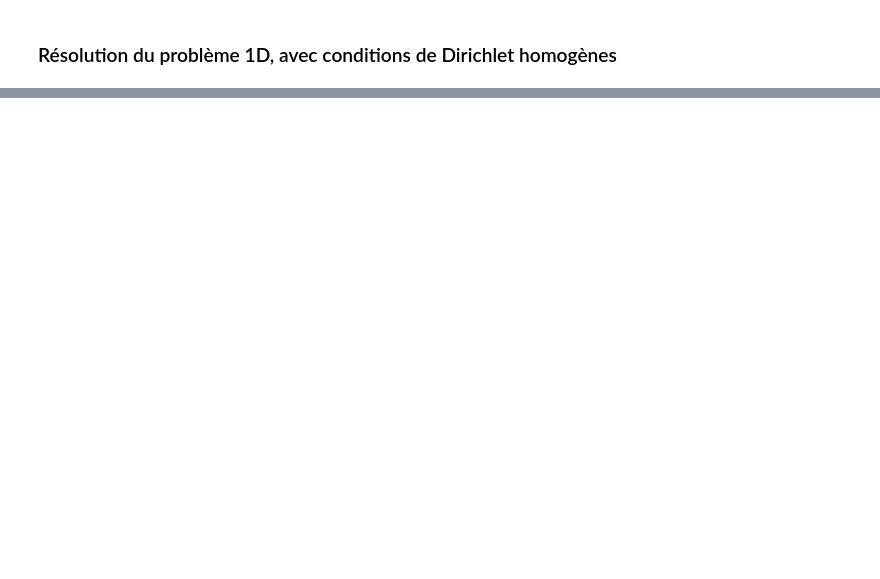
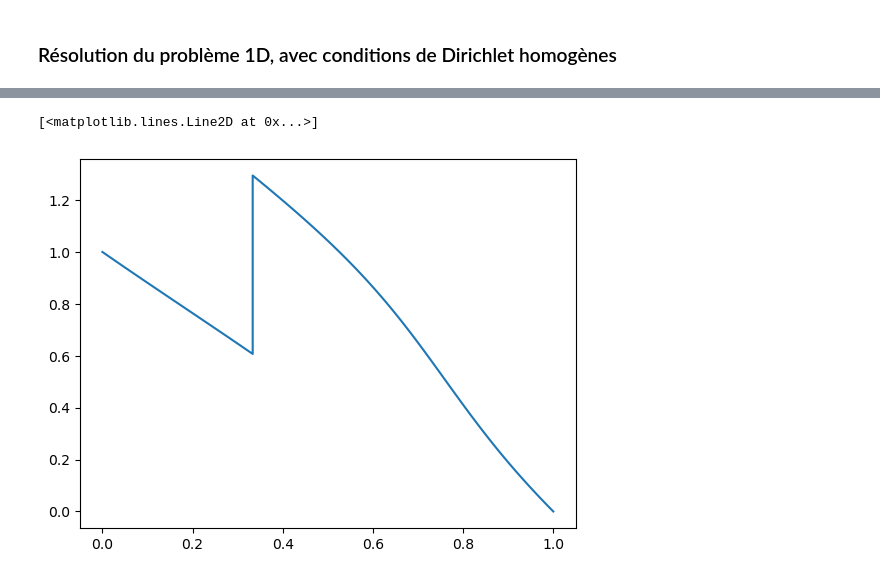
Before and after one commit to Calanohn/ProjetS24A, a Jupyter notebook: Elements_Finis_1D_Dirichlet.ipynb, the cells around one changed output, grey strips where cells are left out. Saved outputs shown, nothing was run; the diff lists cells and outputs as text; code cells hidden in the pictures; blank space fills up the shorter version.

```diff
--- a/Elements_Finis_1D_Dirichlet.ipynb
+++ b/Elements_Finis_1D_Dirichlet.ipynb
@@ -76,0 +110,44 @@ plt.plot(np.concatenate((Im,IM)),U)
+# %%
+def Mat_Sys(Nm,NM):
+    hm = (x0-xm)/(Nm+1)
+    hM = (xM-x0)/(NM+1)
+
+    wm = np.zeros(Nm+1)
+    wM = np.zeros(NM+1)
+    #wm[:] = (1/hm**2)*integrate.quad(lambda x :a(x),Im[:-1],Im[1:])[0]   -> La notation [:] ne marche pas dans la fct quad visiblement
+    #wM[:] = (1/hM**2)*integrate.quad(lambda x :a(x),IM[:-1],IM[1:])[0]
+    for i in range(Nm+1):
+        wm[i] = (1/hm**2)*integrate.quad(lambda x :a(x),Im[i],Im[i+1])[0]
+    for i in range(NM+1):
+        wM[i] = (1/hM**2)*integrate.quad(lambda x :a(x),IM[i],IM[i+1])[0]
+    v1 = np.concatenate((wm[1:],[Beta],wM[:-1]))
+    v0 = np.concatenate((wm[:-1]+wm[1:],[wm[-1]+Beta],[wM[0]+Beta],wM[:-1]+wM[1:]))
+
+    A = np.diag(-1*v1,1) + np.diag(-1*v1,-1)
+    np.fill_diagonal(A, v0)
+
+    return A
+# %%
+def Sec_Mem(Nm,NM):
+    fm = np.zeros(Nm+1)
+    fM = np.zeros(NM+1)
+
+    #i = np.linspace(1,Nm+1,Nm+1)
+    #fm[:] = integrate.quad(lambda x :f(x)*phi(i[:],x),0,1)[0]    -> même pb que plus haut
+    #fM[:] = integrate.quad(lambda x :f(x)*phi(i[:],x),0,1)[0]
+    for i in range(Nm+1):
+        fm[i] = integrate.quad(lambda x :f(x)*phi(i,x),Im[i],Im[i+1])[0]
+    for i in range(NM+1):
+        fM[i] = integrate.quad(lambda x :f(x)*phi(i,x),IM[i],IM[i+1])[0]
+    fm[Nm] = integrate.quad(lambda x :f(x)*phi(Nm,x)-alpha1+alpha2,0,x0)[0]
+    fM[0] = integrate.quad(lambda x :f(x)*phi(0,x)+alpha1,x0,1)[0]
+
+    return np.concatenate((fm,fM))
+# %%
+V[1:-1] = spl.solve(Mat_Sys(Nm,NM),Sec_Mem(Nm,NM))
+U[:Nm+2] = V[:Nm+2] + uD(Im[:])
+U[Nm+2:] = V[Nm+2:] + uD(IM[:])
+plt.plot(np.concatenate((Im,IM)),U)
+# %% [output]
+[<matplotlib.lines.Line2D at 0x...>]
+[figure, added]
```
Also changed, not shown: parts of 4 cells of this notebook.
